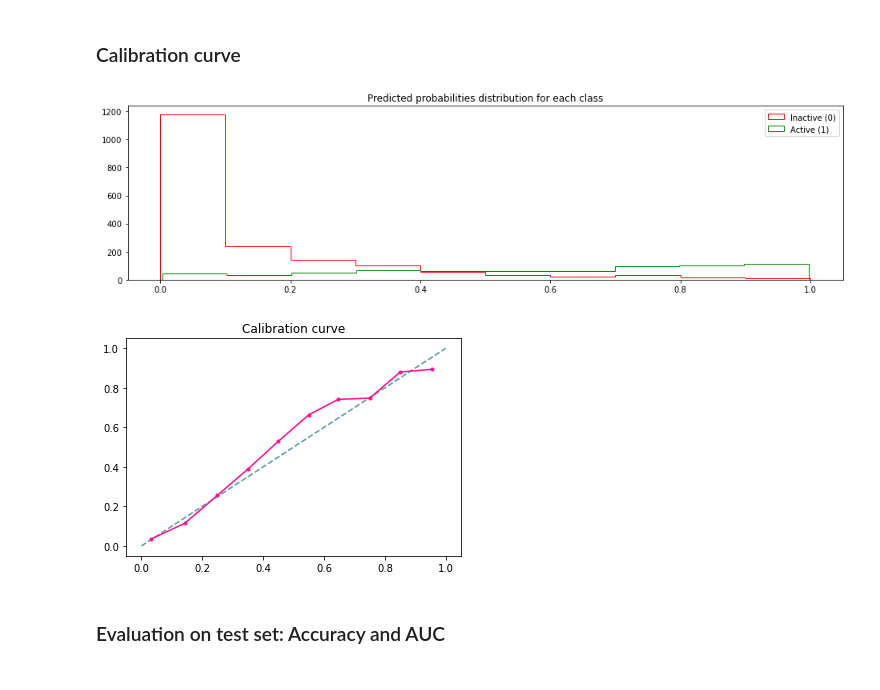
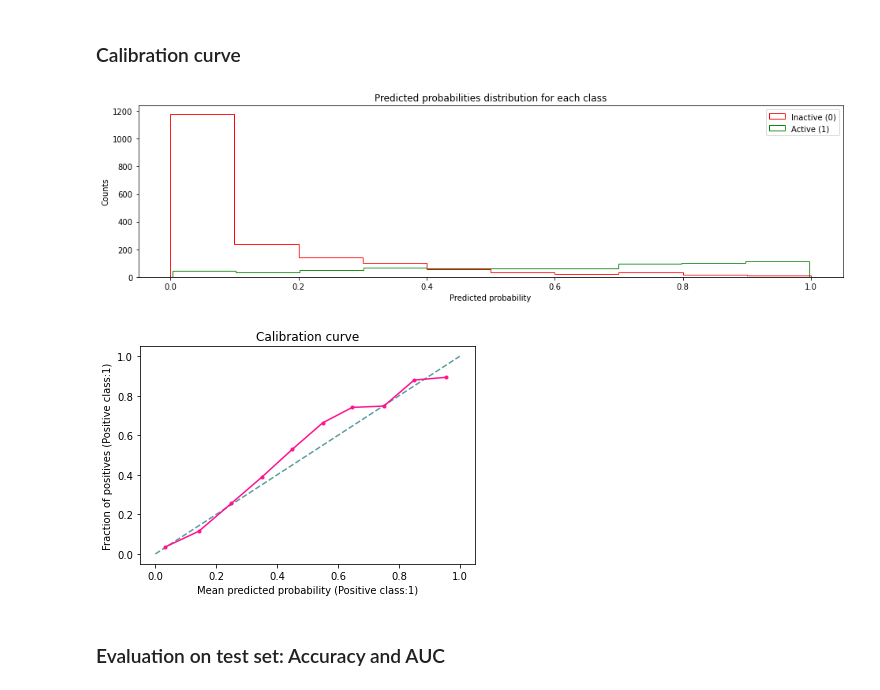
Before and after one commit to ersilia-os/image-based-dl, a Jupyter notebook: notebooks/CYP450/baselines/LR_FFs.ipynb, the cells around one changed output. Cells and saved outputs as stored; diff of their text form; code cells hidden in the pictures.

```diff
--- a/notebooks/CYP450/baselines/LR_FFs.ipynb
+++ b/notebooks/CYP450/baselines/LR_FFs.ipynb
@@ -117,23 +117,25 @@ else:
 # %%
 import matplotlib.pyplot as plt
 
 # predict probabilities
 df_pred = pd.DataFrame([y_test, lr.predict_proba(x_test)[:,1]]).T
 df_pred.columns=['y_true', 'y_pred_prob']
 
 # distributions for each class
 dist0 = df_pred[df_pred['y_true'] == 0]['y_pred_prob'].tolist()
 dist1 = df_pred[df_pred['y_true'] == 1]['y_pred_prob'].tolist()
 
 # plot
 plt.figure(figsize=(16, 4))
 plt.title('Predicted probabilities distribution for each class')
 plt.hist(dist0,histtype='step', label="Inactive (0)", color='r')
 plt.hist(dist1,histtype='step', label="Active (1)", color='g')
+plt.xlabel('Predicted probability')
+plt.ylabel('Counts')
 plt.legend()
 plt.show()
 # %% [output]
-[figure, old version]
+[figure, new version]
 # %%
 from sklearn.calibration import calibration_curve
 
@@ -146,9 +148,11 @@ plt.plot([0, 1], [0, 1], linestyle='--', c='cadetblue')
 # plot model reliability
 plt.title('Calibration curve')
 plt.plot(mpv, fop, marker='.', c='deeppink')
+plt.xlabel('Mean predicted probability (Positive class:1)')
+plt.ylabel('Fraction of positives (Positive class:1)')
 plt.show()
 # %% [output]
-[figure, old version]
+[figure, new version]
 # %% [markdown]
 ### Evaluation on test set: Accuracy and AUC
 # %%
```
Also changed, not shown: 6 other files.
